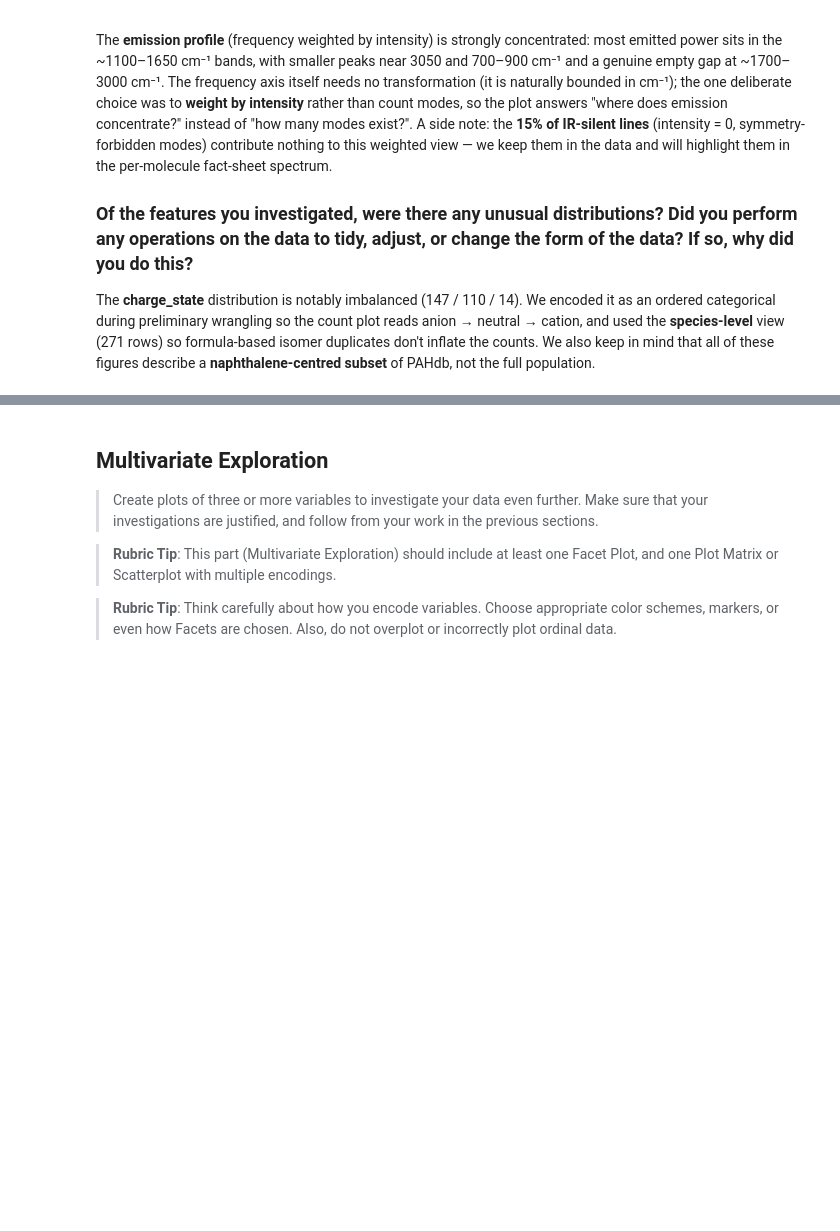
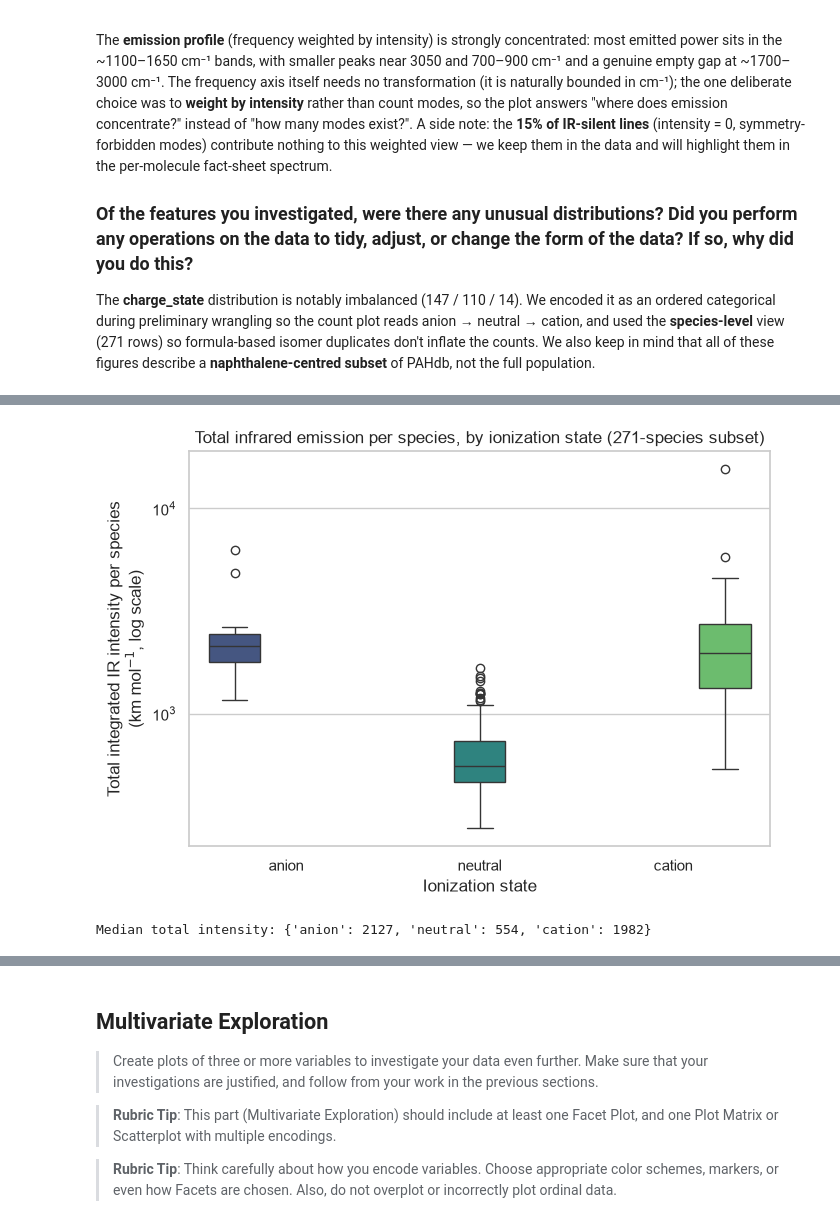
Before and after one commit to thebreadishard/udacity-data-visualization, a Jupyter notebook: notebooks/Part_I_exploration_template.ipynb, the cells around one changed output, grey strips where cells are left out. Saved outputs shown, nothing was run; the diff lists cells and outputs as text; code cells hidden in the pictures; blank space fills up the shorter version.

```diff
--- a/notebooks/Part_I_exploration_template.ipynb
+++ b/notebooks/Part_I_exploration_template.ipynb
@@ -282,0 +299,23 @@ The **charge_state** distribution is notably imbalanced (147 / 110 / 14). We enc
+# %%
+# Q4 VISUALIZATION: total integrated IR emission per species, by ionization state.
+species_emission = (
+    transitions.groupby("uid")["intensity"].sum().rename("total_intensity").reset_index()
+    .merge(molecules_species[["uid", "charge_state"]], on="uid")
+)
+
+fig, ax = plt.subplots(figsize=(7, 5))
+sns.boxplot(data=species_emission, x="charge_state", y="total_intensity",
+            order=charge_order, hue="charge_state", palette="viridis",
+            legend=False, ax=ax)
+ax.set_yscale("log")
+ax.set_xlabel("Ionization state")
+ax.set_ylabel("Total integrated IR intensity per species\n(km mol$^{-1}$, log scale)")
+ax.set_title("Total infrared emission per species, by ionization state (271-species subset)")
+plt.tight_layout()
+plt.show()
+
+medians = species_emission.groupby("charge_state", observed=True)["total_intensity"].median()
+print("Median total intensity:", {k: round(v) for k, v in medians.items()})
+# %% [output]
+[figure, added]
+Median total intensity: {'anion': 2127, 'neutral': 554, 'cation': 1982}
```
Also changed, not shown: parts of 11 cells of this notebook.
